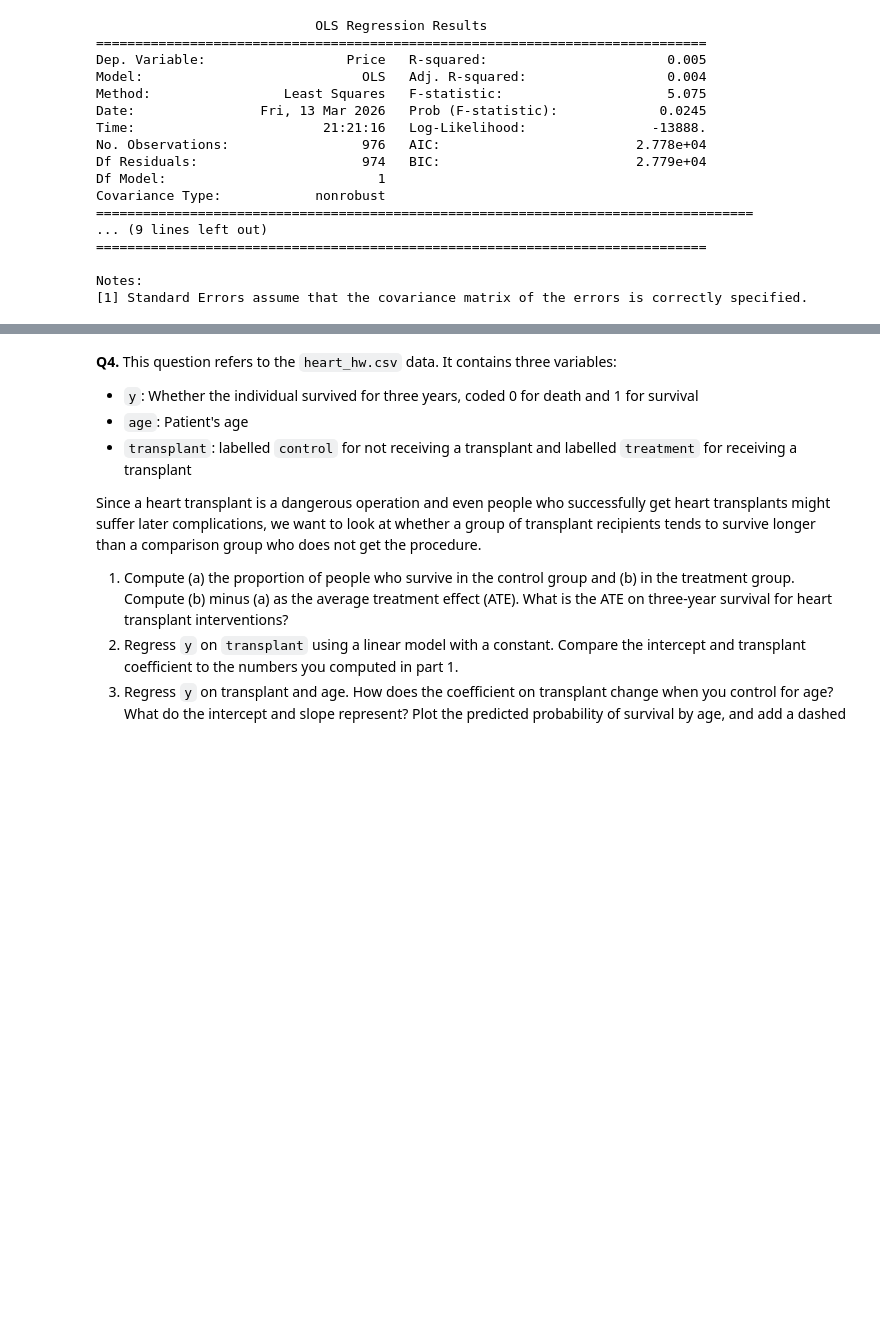
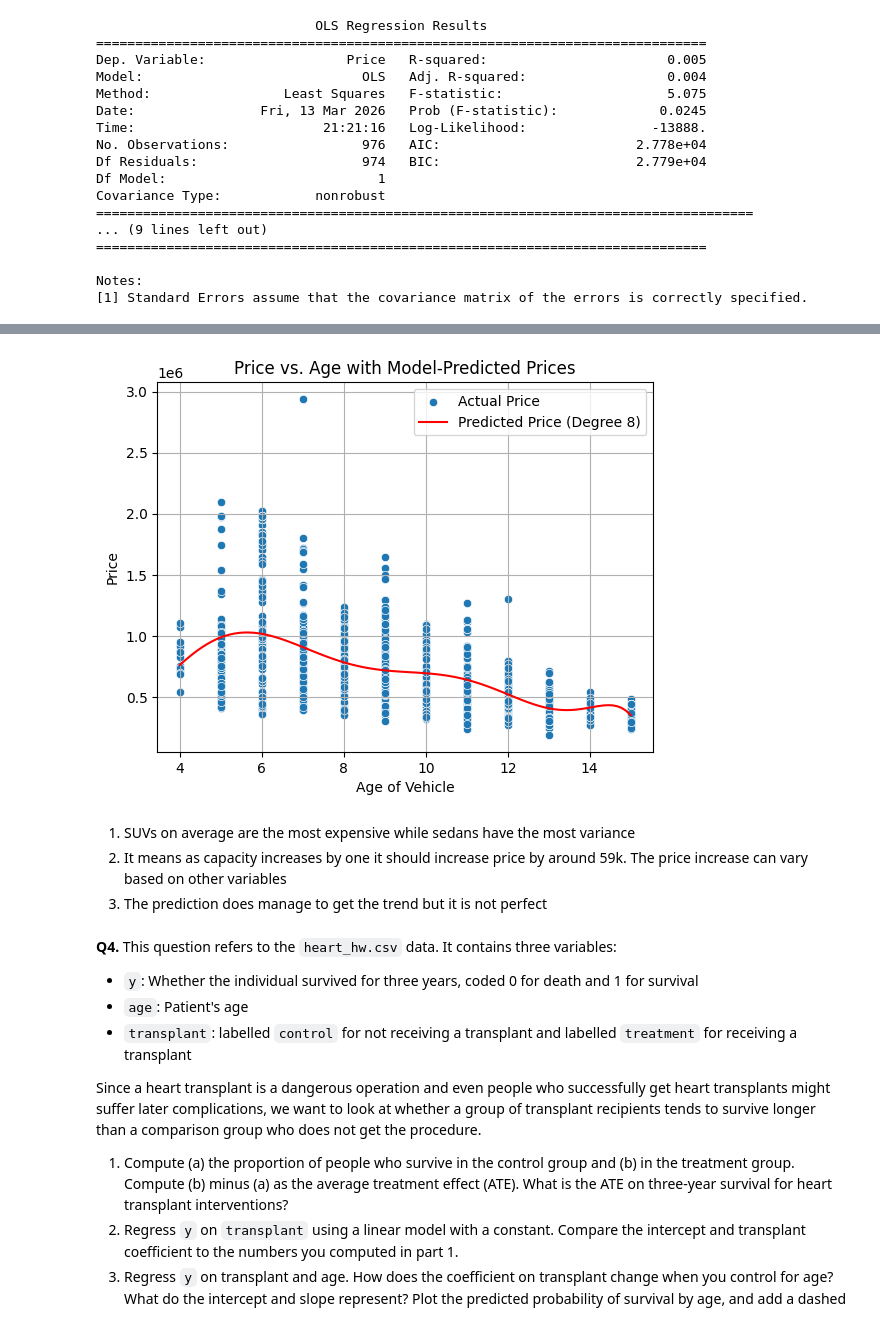
Before and after one commit to RexW999/undergrad_ml_assignments, a Jupyter notebook: 03_assignment_linear_models.ipynb, the cells around one changed output, grey strips where cells are left out. Drawn from its saved outputs; the diff is of its cells as text; code cells hidden in the pictures; blank space fills up the shorter version.

```diff
--- a/03_assignment_linear_models.ipynb
+++ b/03_assignment_linear_models.ipynb
@@ -325,3 +325,11 @@ Covariance Type:            nonrobust
 
 Notes:
 [1] Standard Errors assume that the covariance matrix of the errors is correctly specified.
+# %%
+one_hot_encoded = pd.get_dummies(df_cars['Seating_Capacity'], drop_first=True).astype(int)
+x = sm.add_constant(one_hot_encoded)
+y = df_cars['Price']
+
+model = sm.OLS(y, x).fit()
+
+print(model.summary())
@@ -328,3 +396,37 @@ Notes:
+# %%
+optimal_degree = 8
+
+X_age_only = df_cars[['Age']]
+y = df_cars['Price']
+
+poly = PolynomialFeatures(degree=optimal_degree, include_bias=False)
+X_poly_transformed = poly.fit_transform(X_age_only)
+
+X_final = sm.add_constant(X_poly_transformed)
+
+model = LinearRegression()
+model.fit(X_final, y)
+
+age_for_plotting = np.linspace(df_cars['Age'].min(), df_cars['Age'].max(), 100).reshape(-1, 1)
+age_poly_for_plotting = poly.transform(age_for_plotting)
+X_pred_plot = np.hstack((np.ones((age_poly_for_plotting.shape[0], 1)), age_poly_for_plotting))
+predicted_prices_plot = model.predict(X_pred_plot)
+
+sns.scatterplot(data=df_cars, x='Age', y='Price', label='Actual Price')
+sns.lineplot(x=age_for_plotting.flatten(), y=predicted_prices_plot, color='red', label=f'Predicted Price (Degree {optimal_degree})')
+
+plt.title('Price vs. Age with Model-Predicted Prices')
+plt.xlabel('Age of Vehicle')
+plt.ylabel('Price')
+plt.legend()
+plt.grid(True)
+plt.show()
+# %% [output]
+[figure, added]
+# %% [markdown]
+1. SUVs on average are the most expensive while sedans have the most variance
+2. It means as capacity increases by one it should increase price by around 59k. The price increase can vary based on other variables
+3. The prediction does manage to get the trend but it is not perfect
 # %% [markdown]
 **Q4.** This question refers to the `heart_hw.csv` data. It contains three variables:
 
```
Also changed, not shown: parts of 2 cells of this notebook.
